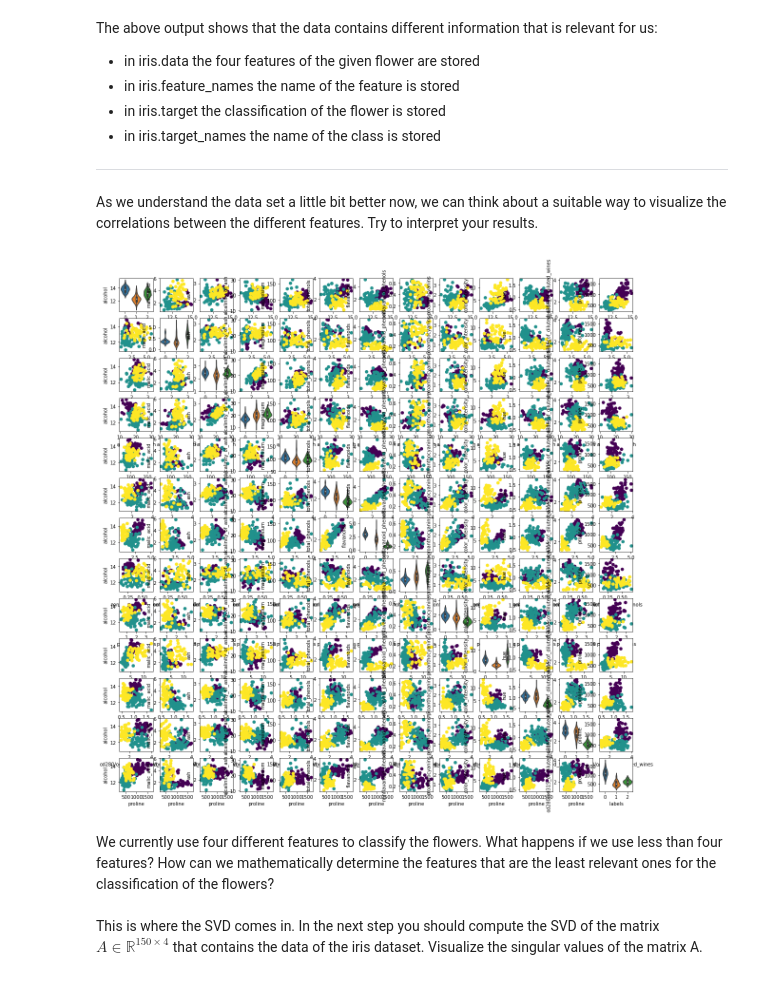
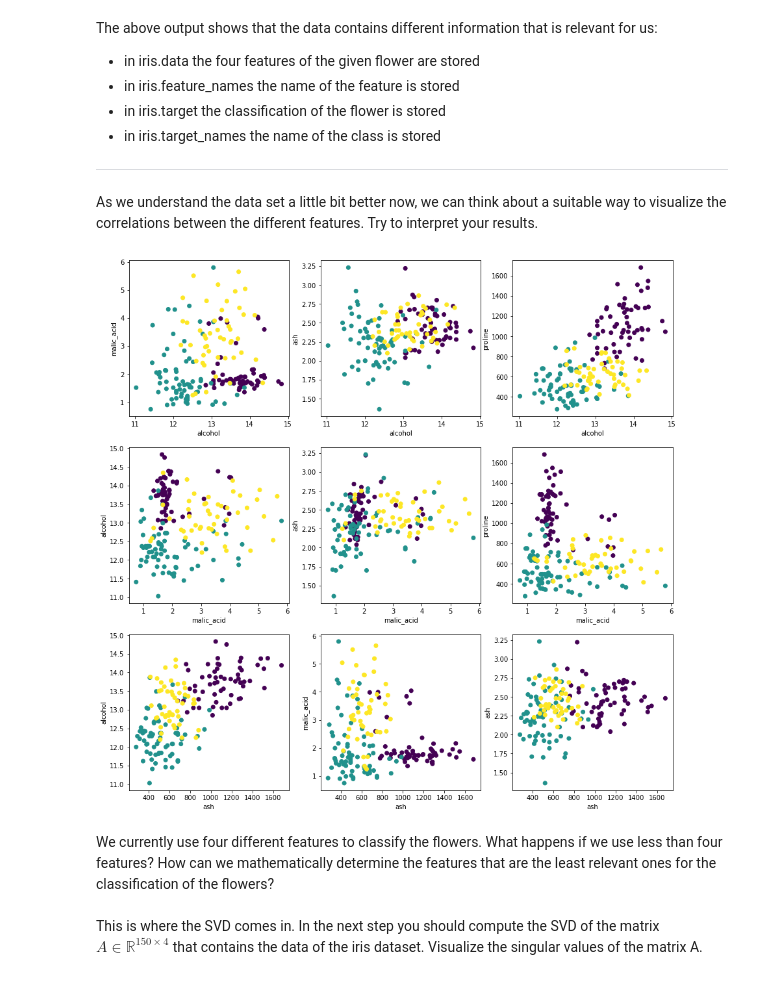
Before and after one commit to Saamuu/DataLab, a Jupyter notebook: DataLab/DataReduction_Wine.ipynb, the cells around one changed output. Drawn from its saved outputs; the diff is of its cells as text; code cells hidden in the pictures.

```diff
--- a/DataLab/DataReduction_Wine.ipynb
+++ b/DataLab/DataReduction_Wine.ipynb
@@ -122,27 +122,27 @@ As we understand the data set a little bit better now, we can think about a suit
 # %%
 data = pd.DataFrame(iris.data)
 feature_names = iris["feature_names"]
 data.columns = feature_names
 data["labels"] = iris.target
 
-def custom_pairplot(data, feature_names, labels):
-    plt.figure(figsize=(10, 10))
-    plt.subplots_adjust(left = 0, right=1.5, bottom=0, top=1.5)
-    n_features = len(feature_names)
-
-    for i in range(len(feature_names)):
-        for j in range(len(feature_names)):
-            plt.subplot(n_features, n_features, i*n_features+j+1)
-            if i==j:
-                sns.violinplot(data=data, x=labels, y=feature_names[i])
-            else:
-                plt.scatter(data[feature_names[i]], data[feature_names[j]], c=data[labels])
-                plt.xlabel(feature_names[i])
-                plt.ylabel(feature_names[j])
-
-custom_pairplot(data, feature_names=feature_names, labels="labels")
+# Todo: Plot the correlation of the feture regarding the biggest SV with the second,third and smallest feature
+#       Do the same with the second and smallest SV
+featureNum1 = [1,2,12]
+featureNum2 = [0,2,12]
+featureNum3 = [0,1,2]
+fig,axs = plt.subplots(3,3,figsize=(15,15))
+for i in range(len(featureNum1)):
+    axs[0,i].scatter(data[feature_names[0]],data[feature_names[featureNum1[i]]],c = data["labels"])
+    axs[0,i].set_xlabel(feature_names[0])
+    axs[0,i].set_ylabel(feature_names[featureNum1[i]])
+    axs[1,i].scatter(data[feature_names[1]],data[feature_names[featureNum2[i]]],c = data["labels"])
+    axs[1,i].set_xlabel(feature_names[1])
+    axs[1,i].set_ylabel(feature_names[featureNum2[i]])
+    axs[2,i].scatter(data[feature_names[12]],data[feature_names[featureNum3[i]]],c = data["labels"])
+    axs[2,i].set_xlabel(feature_names[2])
+    axs[2,i].set_ylabel(feature_names[featureNum3[i]])
 # %% [output]
-[figure, old version]
+[figure, new version]
 # %% [markdown]
 We currently use four different features to classify the flowers. What happens if we use less than four features? How can we mathematically determine the features that are the least relevant ones for the classification of the flowers?<br>
 This is where the SVD comes in. In the next step you should compute the SVD of the matrix $A \in \mathbb{R}^{150\times 4}$ that contains the data of the iris dataset. Visualize the singular values of the matrix A.
```
